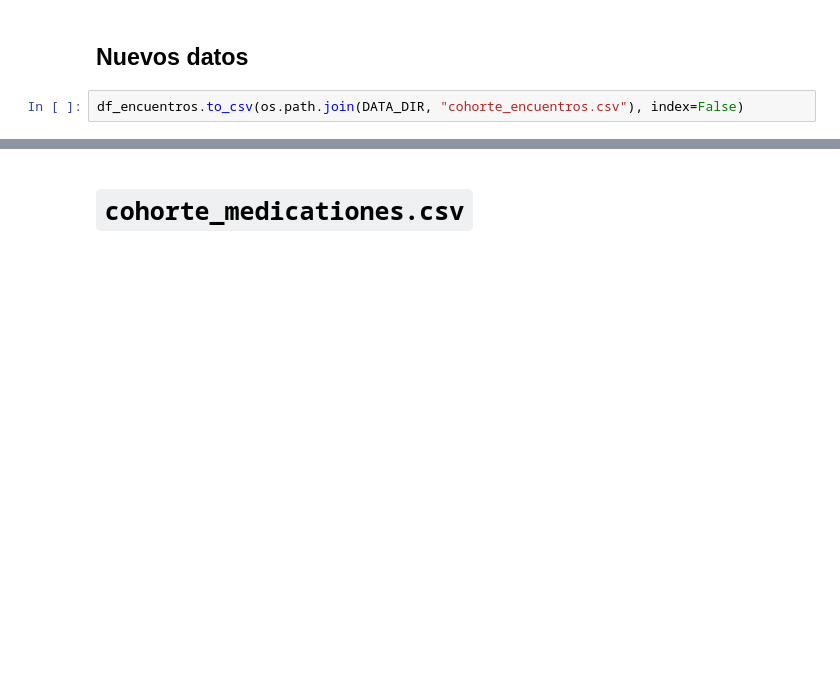
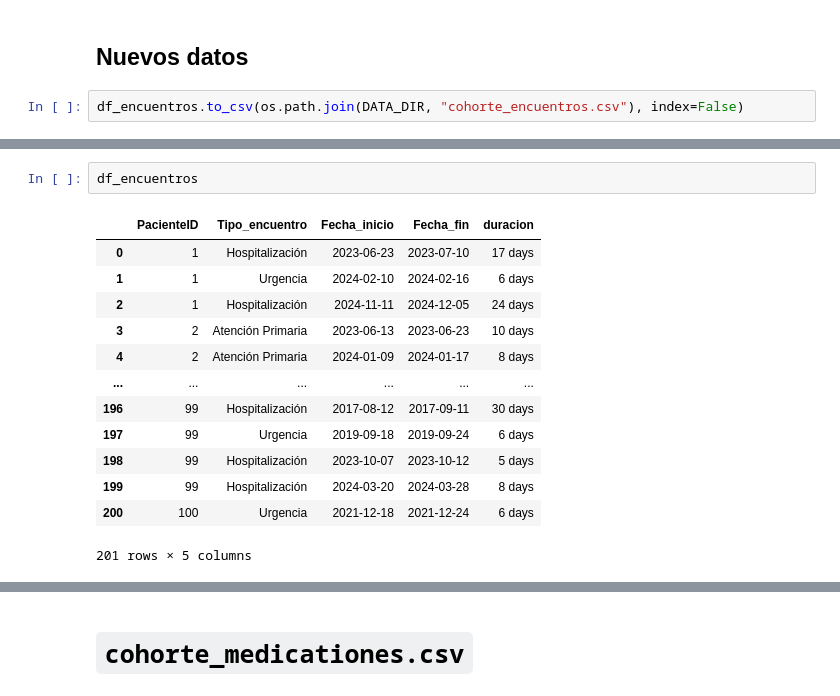
Before and after one commit to danny-sp/Dedalus-Datathon, a Jupyter notebook: Analisis.ipynb, the cells around one changed output, grey strips where cells are left out. Cells and saved outputs as stored; diff of their text form; blank space fills up the shorter version.

```diff
--- a/Analisis.ipynb
+++ b/Analisis.ipynb
@@ -352,0 +597,16 @@ df_encuentros.to_csv(os.path.join(DATA_DIR, "cohorte_encuentros.csv"), index=Fal
+# %%
+df_encuentros
+# %% [output]
+|  | PacienteID | Tipo_encuentro | Fecha_inicio | Fecha_fin | duracion |
+| 0 | 1 | Hospitalización | 2023-06-23 | 2023-07-10 | 17 days |
+| 1 | 1 | Urgencia | 2024-02-10 | 2024-02-16 | 6 days |
+| 2 | 1 | Hospitalización | 2024-11-11 | 2024-12-05 | 24 days |
+| 3 | 2 | Atención Primaria | 2023-06-13 | 2023-06-23 | 10 days |
+| 4 | 2 | Atención Primaria | 2024-01-09 | 2024-01-17 | 8 days |
+| ... | ... | ... | ... | ... | ... |
+| 196 | 99 | Hospitalización | 2017-08-12 | 2017-09-11 | 30 days |
+| 197 | 99 | Urgencia | 2019-09-18 | 2019-09-24 | 6 days |
+| 198 | 99 | Hospitalización | 2023-10-07 | 2023-10-12 | 5 days |
+| 199 | 99 | Hospitalización | 2024-03-20 | 2024-03-28 | 8 days |
+| 200 | 100 | Urgencia | 2021-12-18 | 2021-12-24 | 6 days |
+201 rows × 5 columns
```
Also changed, not shown: parts of 18 cells of this notebook, 6 other files.
